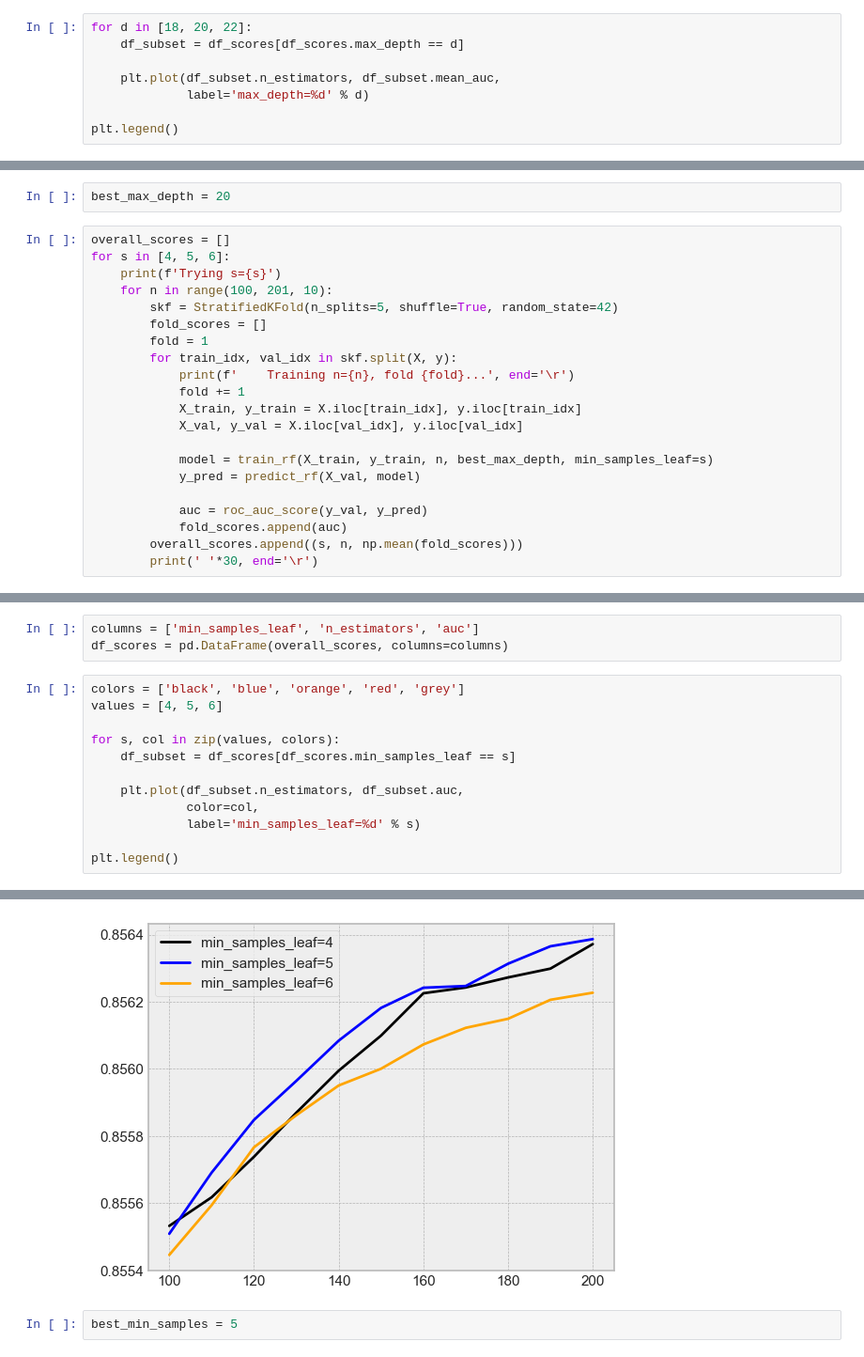
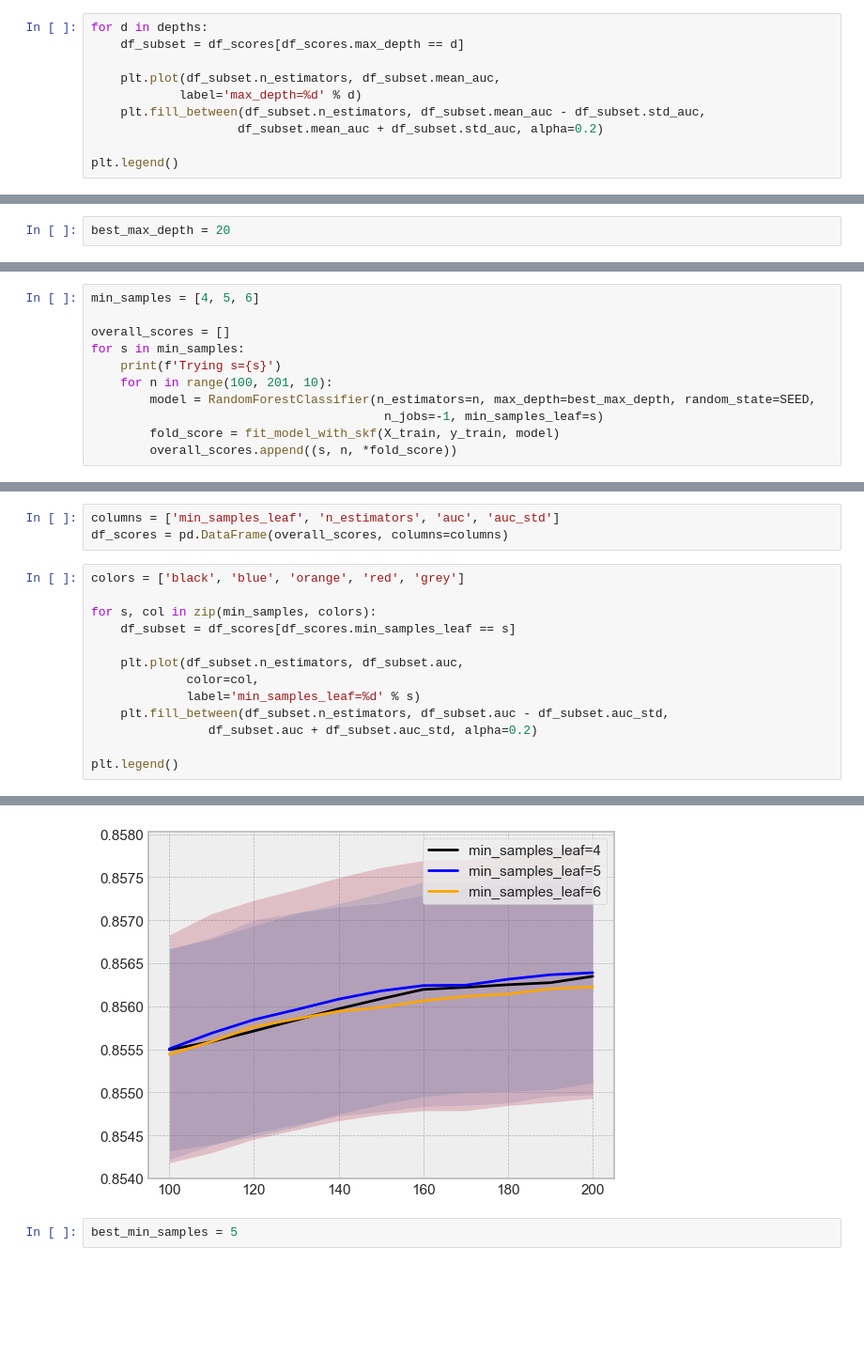
Before and after one commit to Koda98/smoker-status-prediction, a Jupyter notebook: notebook.ipynb, the cells around one changed output, grey strips where cells are left out. Shown at 94% size. Cells and saved outputs as stored; diff of their text form; blank space fills up the shorter version.

Commit message:
Completed model selection and parameter tuning

```diff
--- a/notebook.ipynb
+++ b/notebook.ipynb
@@ -498,10 +483,12 @@ columns = ['max_depth', 'n_estimators', 'mean_auc']
 df_scores = pd.DataFrame(overall_scores, columns=columns)
 # %%
-for d in [18, 20, 22]:
+for d in depths:
     df_subset = df_scores[df_scores.max_depth == d]
 
     plt.plot(df_subset.n_estimators, df_subset.mean_auc,
-             label='max_depth=%d' % d)
+            label='max_depth=%d' % d)
+    plt.fill_between(df_subset.n_estimators, df_subset.mean_auc - df_subset.std_auc,
+                    df_subset.mean_auc + df_subset.std_auc, alpha=0.2)
 
 plt.legend()
 # %% [output]
@@ -512,24 +499,3 @@ plt.legend()
 * max_depth: 20, n_estimators: 200, mean score: 0.855888
 # %%
 best_max_depth = 20
-# %%
-overall_scores = []
-for s in [4, 5, 6]:
-    print(f'Trying s={s}')
-    for n in range(100, 201, 10):
-        skf = StratifiedKFold(n_splits=5, shuffle=True, random_state=42)
-        fold_scores = []
-        fold = 1
-        for train_idx, val_idx in skf.split(X, y):
-            print(f'    Training n={n}, fold {fold}...', end='\r')
-            fold += 1
-            X_train, y_train = X.iloc[train_idx], y.iloc[train_idx]
-            X_val, y_val = X.iloc[val_idx], y.iloc[val_idx]
-
-            model = train_rf(X_train, y_train, n, best_max_depth, min_samples_leaf=s)
-            y_pred = predict_rf(X_val, model)
-
-            auc = roc_auc_score(y_val, y_pred)
-            fold_scores.append(auc)
-        overall_scores.append((s, n, np.mean(fold_scores)))
-        print(' '*30, end='\r')
@@ -539,0 +502,11 @@ Trying s=6
+# %%
+min_samples = [4, 5, 6]
+
+overall_scores = []
+for s in min_samples:
+    print(f'Trying s={s}')
+    for n in range(100, 201, 10):
+        model = RandomForestClassifier(n_estimators=n, max_depth=best_max_depth, random_state=SEED,
+                                        n_jobs=-1, min_samples_leaf=s)
+        fold_score = fit_model_with_skf(X_train, y_train, model)
+        overall_scores.append((s, n, *fold_score))
@@ -540,20 +517,21 @@ Trying s=6
 # %%
-columns = ['min_samples_leaf', 'n_estimators', 'auc']
+columns = ['min_samples_leaf', 'n_estimators', 'auc', 'auc_std']
 df_scores = pd.DataFrame(overall_scores, columns=columns)
 # %%
 colors = ['black', 'blue', 'orange', 'red', 'grey']
-values = [4, 5, 6]
 
-for s, col in zip(values, colors):
+for s, col in zip(min_samples, colors):
     df_subset = df_scores[df_scores.min_samples_leaf == s]
 
     plt.plot(df_subset.n_estimators, df_subset.auc,
              color=col,
              label='min_samples_leaf=%d' % s)
+    plt.fill_between(df_subset.n_estimators, df_subset.auc - df_subset.auc_std,
+                df_subset.auc + df_subset.auc_std, alpha=0.2)
 
 plt.legend()
 # %% [output]
 <matplotlib.legend.Legend at 0x...>
-[figure, old version]
+[figure, new version]
 # %%
 best_min_samples = 5
```
Also changed, not shown: parts of 46 cells of this notebook, 1 other file.
